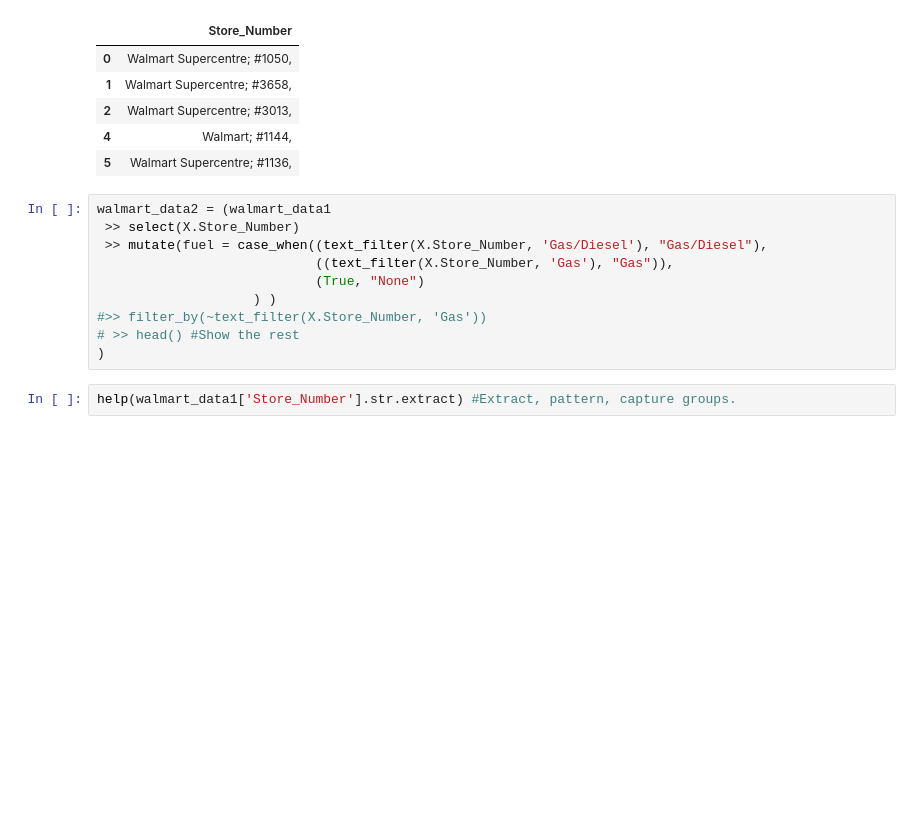
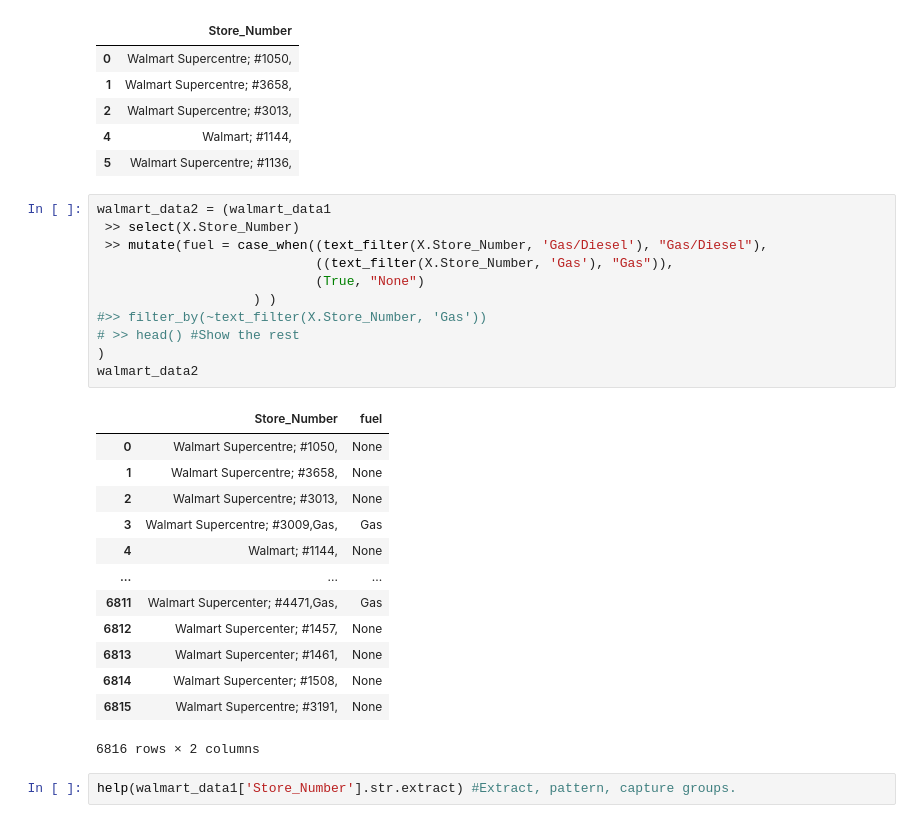
Before and after one commit to grandweb4/act4_1_cleaning_up_walmart_data, a Jupyter notebook: act4_1_cleaning_walmart_location_data.ipynb, the cells around one changed output. Drawn from its saved outputs; the diff is of its cells as text; blank space fills up the shorter version.

```diff
--- a/act4_1_cleaning_walmart_location_data.ipynb
+++ b/act4_1_cleaning_walmart_location_data.ipynb
@@ -147,13 +159,28 @@ from more_dfply.facets import text_facet, text_filter
 # %%
 walmart_data2 = (walmart_data1
  >> select(X.Store_Number)
  >> mutate(fuel = case_when((text_filter(X.Store_Number, 'Gas/Diesel'), "Gas/Diesel"),
                             ((text_filter(X.Store_Number, 'Gas'), "Gas")),
                             (True, "None")
                     ) )
 #>> filter_by(~text_filter(X.Store_Number, 'Gas'))
 # >> head() #Show the rest
 )
+walmart_data2
+# %% [output]
+|  | Store_Number | fuel |
+| 0 | Walmart Supercentre; #1050, | None |
+| 1 | Walmart Supercentre; #3658, | None |
+| 2 | Walmart Supercentre; #3013, | None |
+| 3 | Walmart Supercentre; #3009,Gas, | Gas |
+| 4 | Walmart; #1144, | None |
+| ... | ... | ... |
+| 6811 | Walmart Supercenter; #4471,Gas, | Gas |
+| 6812 | Walmart Supercenter; #1457, | None |
+| 6813 | Walmart Supercenter; #1461, | None |
+| 6814 | Walmart Supercenter; #1508, | None |
+| 6815 | Walmart Supercentre; #3191, | None |
+6816 rows × 2 columns
 # %%
 help(walmart_data1['Store_Number'].str.extract) #Extract, pattern, capture groups.
 # %% [output]
```
Also changed, not shown: parts of 4 cells of this notebook.
